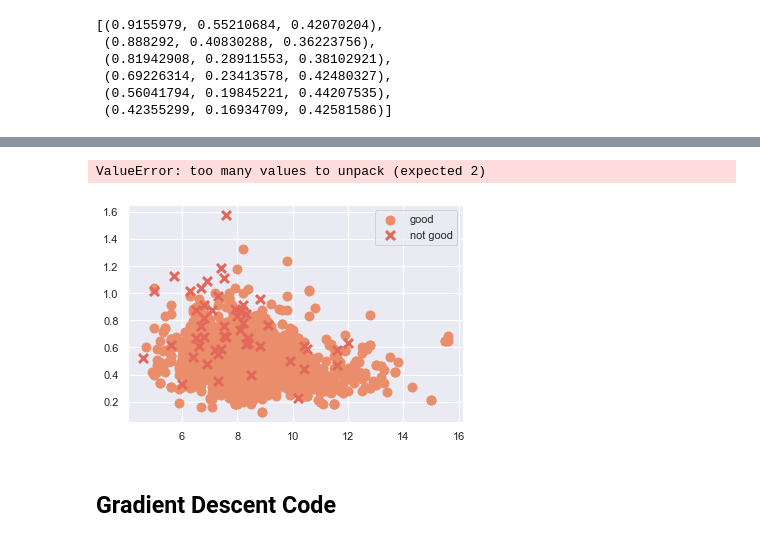
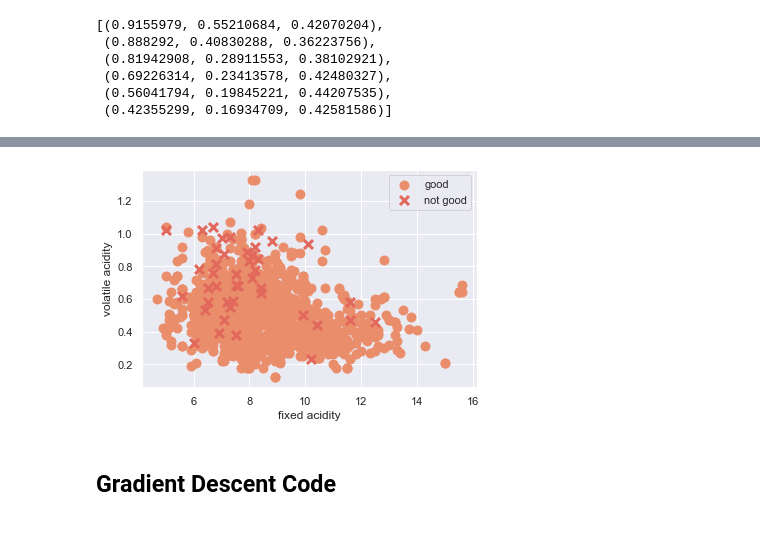
Before and after one commit to katforrest/Statistics-Fundamentals, a Jupyter notebook: Classification Model/Logistic Regression_Multiple Variables_Wine Quality Data.ipynb, the cells around one changed output, grey strips where cells are left out. Saved outputs shown, nothing was run; the diff lists cells and outputs as text; code cells hidden in the pictures.

```diff
--- a/Classification Model/Logistic Regression_Multiple Variables_Wine Quality Data.ipynb
+++ b/Classification Model/Logistic Regression_Multiple Variables_Wine Quality Data.ipynb
@@ -125,14 +126,13 @@ def plot_data(X, y, ax, pos_label, neg_label, s=80, loc='best' ):
 # %%
 fig, ax = plt.subplots()
 plot_data(x_train, y_train, ax, "good", "not good", s=80)
-x_label,y_label = x_features
+x_label,y_label = x_features[0:2]
 plt.ylabel(y_label)
 plt.xlabel(x_label)
 plt.legend(loc="upper right")
 plt.show()
 # %% [output]
-ValueError: too many values to unpack (expected 2)
-[figure, old version]
+[figure, new version]
 # %% [markdown]
 ## Gradient Descent Code
 # %%
```
Also changed, not shown: parts of 11 cells of this notebook.
